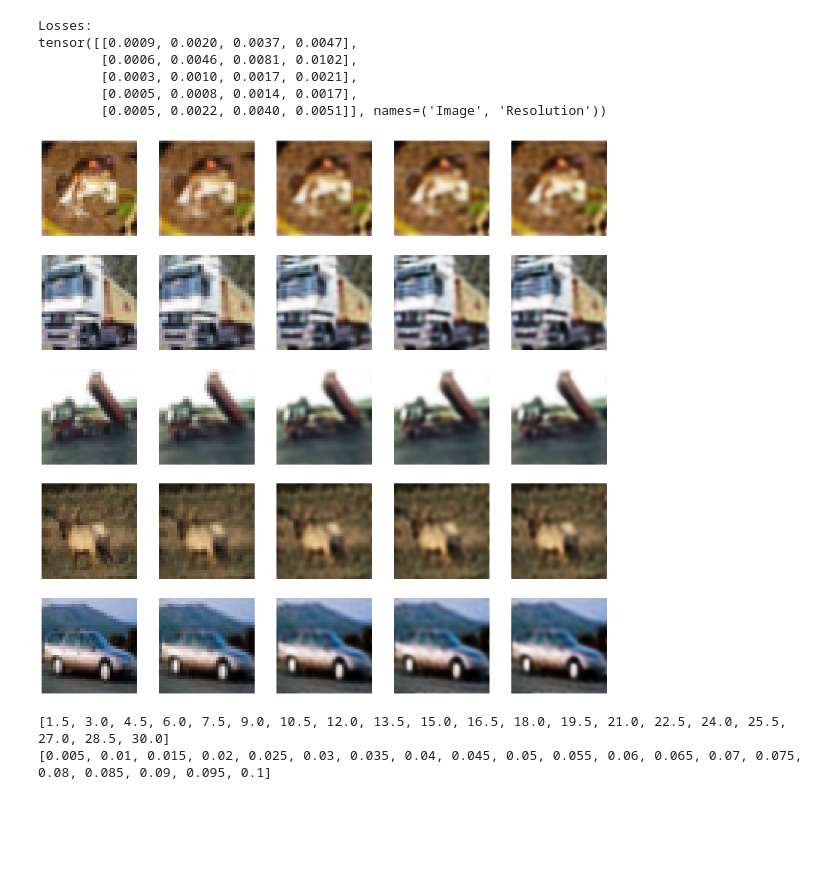
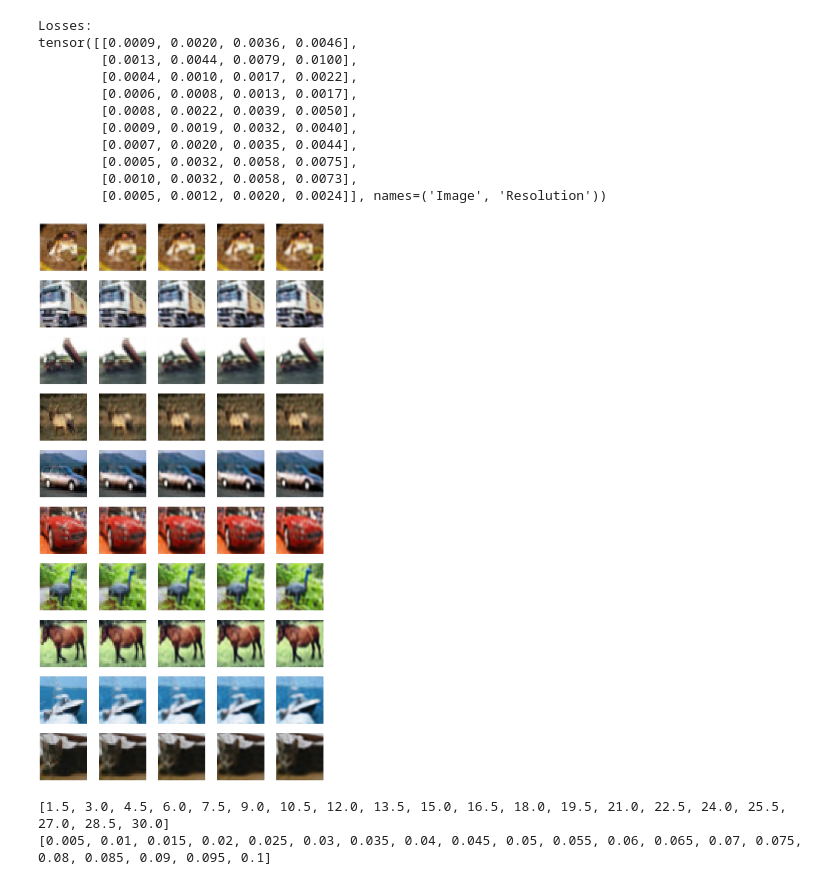
Before and after one commit to R-van-Bakel/INR, a Jupyter notebook: Test_Single_Model.ipynb, the cells around one changed output. Cells and saved outputs as stored; diff of their text form; code cells hidden in the pictures; blank space fills up the shorter version.

```diff
--- a/Test_Single_Model.ipynb
+++ b/Test_Single_Model.ipynb
@@ -72,10 +78,12 @@ elif model == "RFF":
     INR = RFF(**cfg).to(DEVICE)
 elif model == "Gabor":
     INR = Gabor(**cfg.net).to(DEVICE)
+elif model == "Gauss":
+    INR = MLP(**cfg).to(DEVICE)
 
-optimizer = torch.optim.Adam(INR.model.parameters(), lr=0.01)
-criterion = torch.nn.MSELoss(reduction='sum')
-scheduler = torch.optim.lr_scheduler.ReduceLROnPlateau(optimizer, 'min', factor=0.8)
+optimizer = torch.optim.Adam(INR.model.parameters(), lr=0.01) #0.00004#0.01
+criterion = torch.nn.MSELoss(reduction='mean')
+scheduler = torch.optim.lr_scheduler.ReduceLROnPlateau(optimizer, 'min', patience=10, factor=0.9)
 
 # Run the second experiment
 if RUN_INR:
@@ -93,8 +101,12 @@ base = baseline(input_imgs.to("cpu"), factor=8)
 
 fig, ax = plt.subplots(cfg.batch_size, figsize=(20,4*cfg.batch_size))
 
-for i in range(cfg.batch_size):
-    ax[i].imshow(base[i])
-    ax[i].axis('off')
+if cfg.batch_size > 1:
+    for i in range(cfg.batch_size):
+        ax[i].imshow(base[i])
+        ax[i].axis('off')
+else:
+    ax.imshow(base[0])
+    ax.axis('off')
 plt.show()
 # %% [output]
@@ -109,44 +121,56 @@ if PLOT_RESULTS:
         coordinates3 = cifar_grid(128, cfg.batch_size).to(DEVICE)
         coordinates4 = cifar_grid(256, cfg.batch_size).to(DEVICE)
 
         out_sine = []
         out_sine.append(INR(coordinates1).to("cpu"))
         out_sine.append(INR(coordinates2).to("cpu"))
         out_sine.append(INR(coordinates3).to("cpu"))
         out_sine.append(INR(coordinates4).to("cpu"))
 
         plot_imgs = input_imgs.to("cpu")
         criterion = torch.nn.MSELoss(reduction='mean')
 
         losses = []
         for i in range(cfg.batch_size):
             losses.append([])
             for j in range(4):
                 out = out_sine[j][i]
                 gt = baseline(plot_imgs, factor=(2**j))[i]
                 losses[i].append(criterion(out, gt).item())
         losses = torch.FloatTensor(losses)
         losses = losses.rename("Image", "Resolution")
 
         print("Losses:")
         print(losses)
     #     print("PSNR sine:", 20 * np.log10(MAX_I_CHANNEL) - 10 * np.log10(loss_sine))
 
         fig, ax = plt.subplots(cfg.batch_size,5,figsize=(20,4*cfg.batch_size))
-        for i in range(cfg.batch_size):
-            ax[i][0].imshow(training_imgs[i])
-            ax[i][0].axis('off')
+        if cfg.batch_size > 1:
+            for i in range(cfg.batch_size):
+                ax[i][0].imshow(training_imgs[i])
+                ax[i][0].axis('off')
+                for j in range(4):
+                    ax[i][j+1].imshow(out_sine[j][i])
+                    ax[i][j+1].axis('off')
+        else:
+            ax[0].imshow(training_imgs[i])
+            ax[0].axis('off')
             for j in range(4):
-                ax[i][j+1].imshow(out_sine[j][i])
-                ax[i][j+1].axis('off')
+                ax[j+1].imshow(out_sine[j][i])
+                ax[j+1].axis('off')
 # %% [output]
 Losses:
-tensor([[0.0009, 0.0020, 0.0037, 0.0047],
-        [0.0006, 0.0046, 0.0081, 0.0102],
-        [0.0003, 0.0010, 0.0017, 0.0021],
-        [0.0005, 0.0008, 0.0014, 0.0017],
-        [0.0005, 0.0022, 0.0040, 0.0051]], names=('Image', 'Resolution'))
+tensor([[0.0009, 0.0020, 0.0036, 0.0046],
+        [0.0013, 0.0044, 0.0079, 0.0100],
+        [0.0004, 0.0010, 0.0017, 0.0022],
+        [0.0006, 0.0008, 0.0013, 0.0017],
+        [0.0008, 0.0022, 0.0039, 0.0050],
+        [0.0009, 0.0019, 0.0032, 0.0040],
+        [0.0007, 0.0020, 0.0035, 0.0044],
+        [0.0005, 0.0032, 0.0058, 0.0075],
+        [0.0010, 0.0032, 0.0058, 0.0073],
+        [0.0005, 0.0012, 0.0020, 0.0024]], names=('Image', 'Resolution'))
-[figure, old version]
+[figure, new version]
 # %%
 omega0_range = []
 omega0_initial_range = []
```
Also changed, not shown: parts of 5 cells of this notebook, 7 other files.
